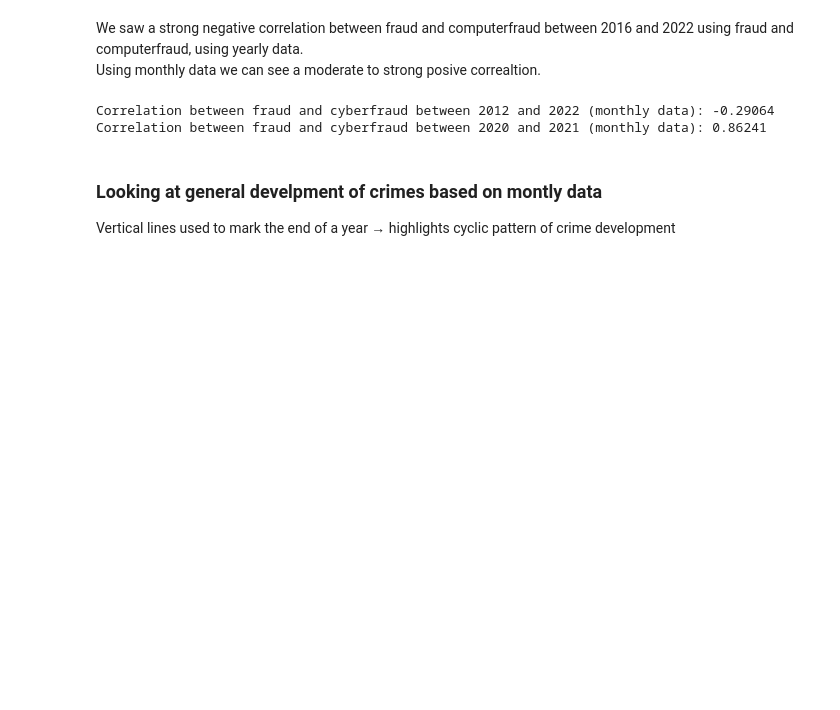
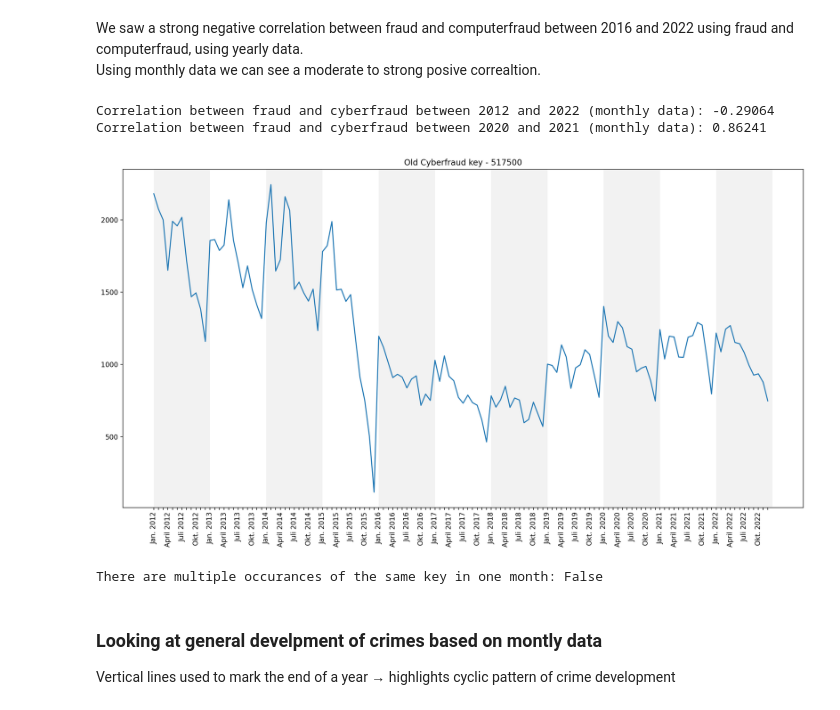
Before and after one commit to LukaslWeber/DataLit-Crime-Project, a Jupyter notebook: temporal_exploraton.ipynb, the cells around one changed output. Drawn from its saved outputs; the diff is of its cells as text; code cells hidden in the pictures; blank space fills up the shorter version.

Commit message:
Plot to for old cyberfraud key

```diff
--- a/temporal_exploraton.ipynb
+++ b/temporal_exploraton.ipynb
@@ -403,6 +403,41 @@ print('Correlation between fraud and cyberfraud between 2020 and 2021 (monthly d
 # %% [output]
 Correlation between fraud and cyberfraud between 2012 and 2022 (monthly data): -0.29064
 Correlation between fraud and cyberfraud between 2020 and 2021 (monthly data): 0.86241
+# %%
+# Looking at Development of initial Computerbetrug Key 517500
+
+data_517500 = get_cases_by_year('517500', df_years, False)
+data_517500_flat = [element for year in data_517500 for element in year]
+
+
+fig, axs = plt.subplots(figsize=(18,9))
+axs.plot(x_labels_monthly, data_517500_flat)
+axs.set_title('Old Cyberfraud key - 517500')
+axs.tick_params(axis='x', rotation=90)
+
+for ind, label in enumerate(axs.xaxis.get_ticklabels()):
+    if ind % 3 != 0:
+        label.set_visible(False)
+
+for ind, month in enumerate(x_labels_monthly):
+    if ind % 24 == 0:
+        axs.axvspan(ind, ind+12, facecolor='grey', alpha=0.1)
+        #axs.axvspan(ind+12, ind+12+12, facecolor='grey', alpha=0.2)
+# %% [output]
+[figure, added]
+# %%
+# Check if adding the same key up changes anything -> It doesn't
+data_517500_add = get_cases_by_year('517500', df_years, True)
+data_517500_flat_add = [element for year in data_517500 for element in year]
+
+diff_data = False
+for e1, e2 in zip(data_517500_flat, data_517500_flat_add):
+    if e1 != e2:
+        same_data = True
+
+print('There are multiple occurances of the same key in one month: ' + str(diff_data))
+# %% [output]
+There are multiple occurances of the same key in one month: False
 # %% [markdown]
 ### Looking at general develpment of crimes based on montly data
 
```
Also changed, not shown: parts of 1 cell of this notebook.
